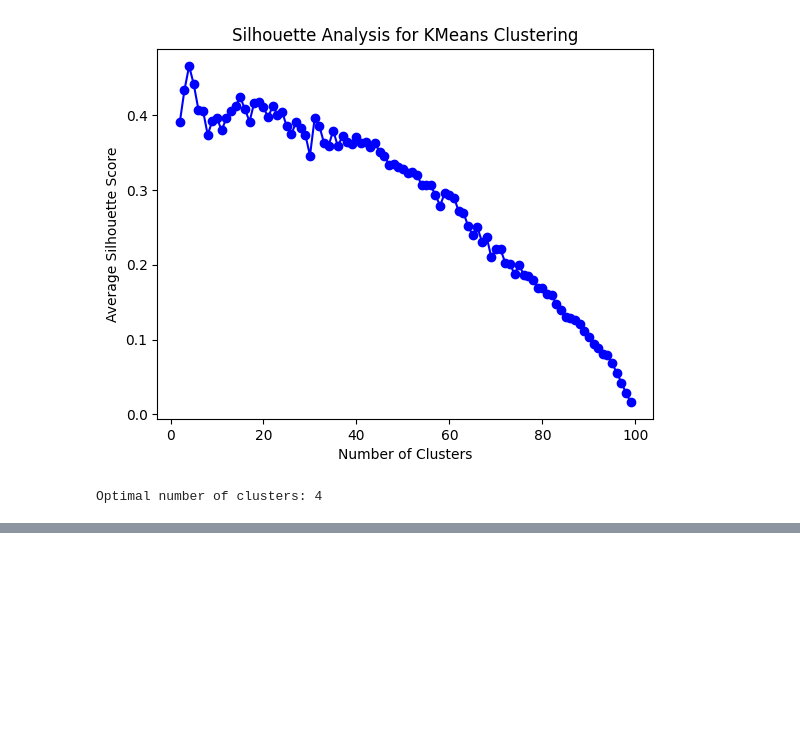
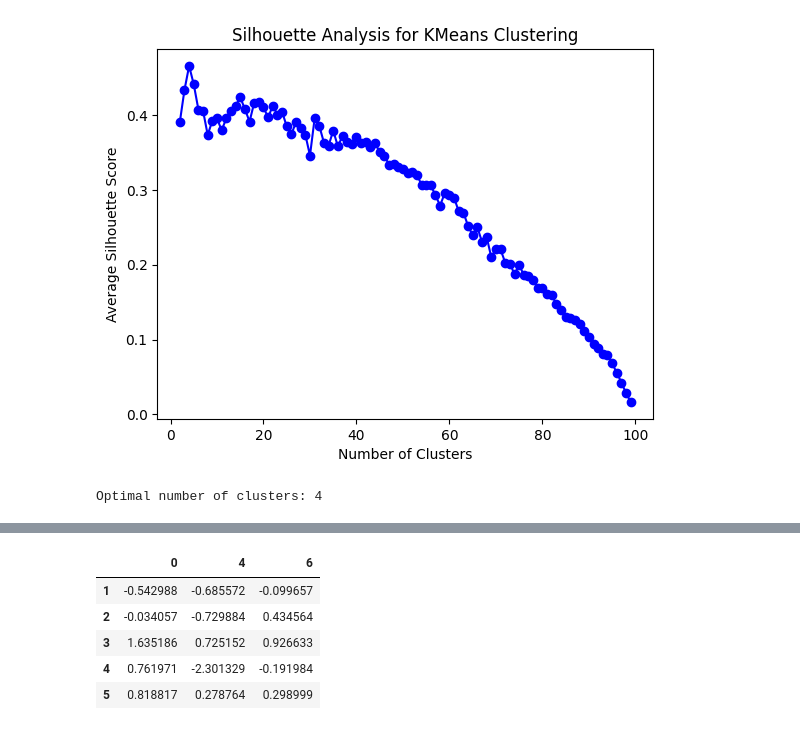
Before and after one commit to navyanshmahla/Funny-Indices-TRC, a Jupyter notebook: navyansh-limestone.ipynb, the cells around one changed output, grey strips where cells are left out. Cells and saved outputs as stored; diff of their text form; code cells hidden in the pictures; blank space fills up the shorter version.

```diff
--- a/navyansh-limestone.ipynb
+++ b/navyansh-limestone.ipynb
@@ -258,0 +295,15 @@ predicted_returns = pd.DataFrame(np.array(predicted_returns).T, columns=index_re
+# %%
+final_preds = []
+final_preds.append(all_preds[1]["0"])
+final_preds.append(all_preds[2]["4"])
+final_preds.append(all_preds[1]["6"])
+# %%
+final_pred = pd.DataFrame(final_preds).T
+final_pred.head()
+# %% [output]
+|  | 0 | 4 | 6 |
+| 1 | -0.542988 | -0.685572 | -0.099657 |
+| 2 | -0.034057 | -0.729884 | 0.434564 |
+| 3 | 1.635186 | 0.725152 | 0.926633 |
+| 4 | 0.761971 | -2.301329 | -0.191984 |
+| 5 | 0.818817 | 0.278764 | 0.298999 |
```
Also changed, not shown: parts of 28 cells of this notebook.
